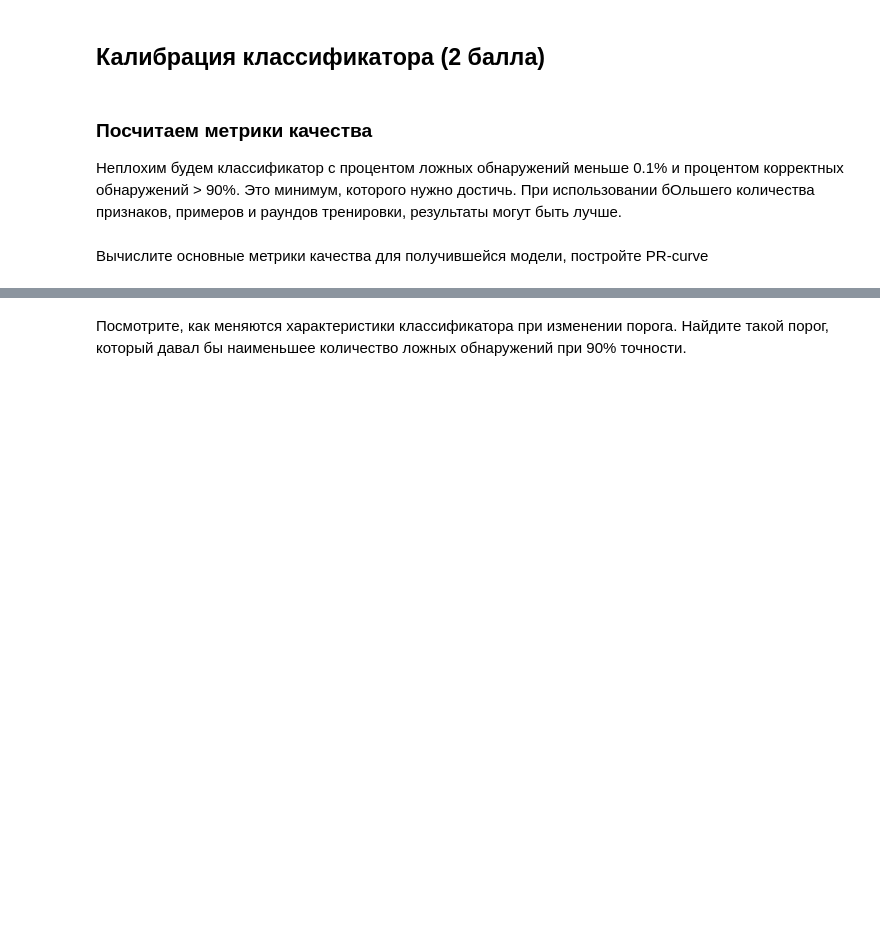
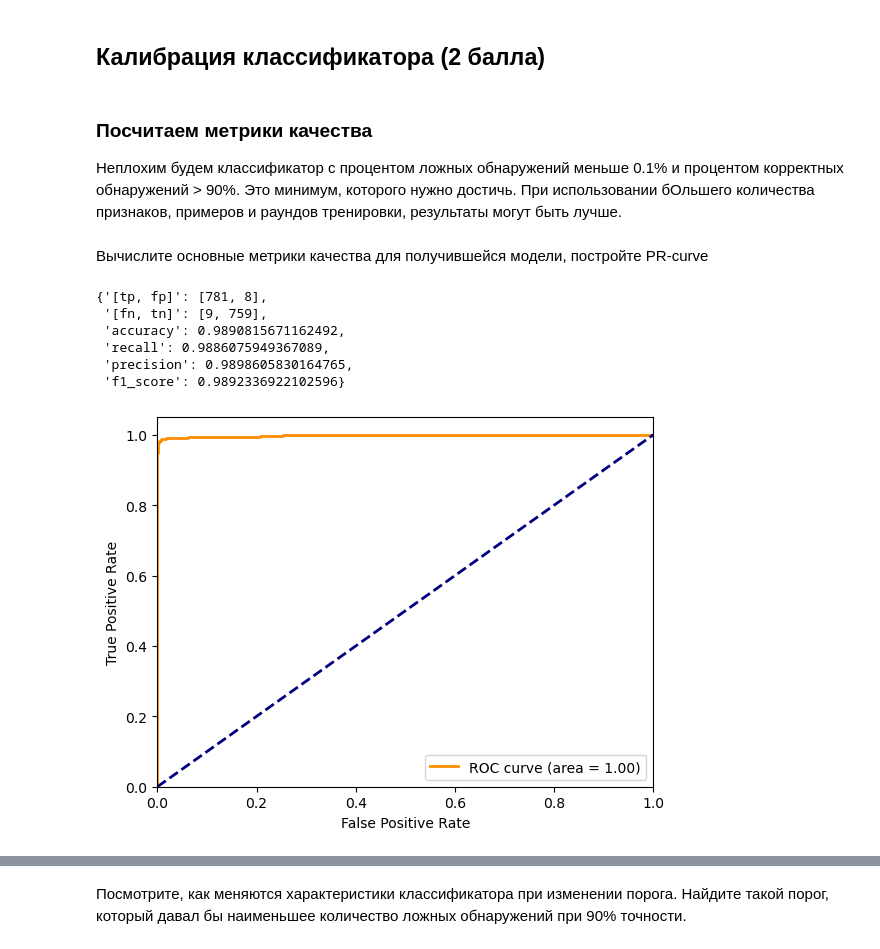
Before and after one commit to k0perX-X/HSEMachineLearning, a Jupyter notebook: m2/hw2_part2.ipynb, the cells around one changed output, grey strips where cells are left out. Saved outputs shown, nothing was run; the diff lists cells and outputs as text; code cells hidden in the pictures; blank space fills up the shorter version.

```diff
--- a/m2/hw2_part2.ipynb
+++ b/m2/hw2_part2.ipynb
@@ -542,0 +550,35 @@ with open('strong_classifier.pkl', 'wb') as f:
+# %%
+get_metrics(strong_classifier.classify(X_test.T), y_test.astype(bool))
+# %% [output]
+{'[tp, fp]': [781, 8],
+ '[fn, tn]': [9, 759],
+ 'accuracy': 0.9890815671162492,
+ 'recall': 0.9886075949367089,
+ 'precision': 0.9898605830164765,
+ 'f1_score': 0.9892336922102596}
+# %%
+from sklearn.metrics import roc_curve, auc
+import matplotlib.pyplot as plt
+
+y_score = strong_classifier.predict_proba(X_test.T)
+
+fpr, tpr, _ = roc_curve(y_test, y_score)
+roc_auc = auc(fpr, tpr)
+plt.figure()
+lw = 2
+plt.plot(
+    fpr,
+    tpr,
+    color="darkorange",
+    lw=lw,
+    label="ROC curve (area = %0.2f)" % roc_auc,
+)
+plt.plot([0, 1], [0, 1], color="navy", lw=lw, linestyle="--")
+plt.xlim([0.0, 1.0])
+plt.ylim([0.0, 1.05])
+plt.xlabel("False Positive Rate")
+plt.ylabel("True Positive Rate")
+plt.legend(loc="lower right")
+plt.show()
+# %% [output]
+[figure, added]
```
Also changed, not shown: parts of 12 cells of this notebook, 1 other file.
